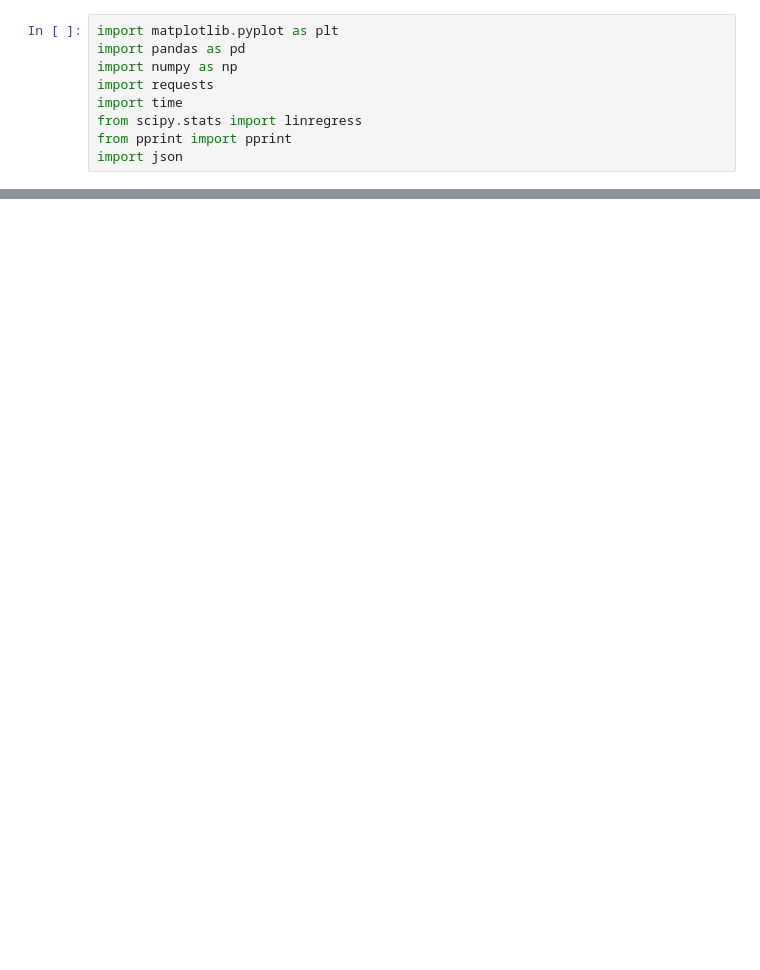
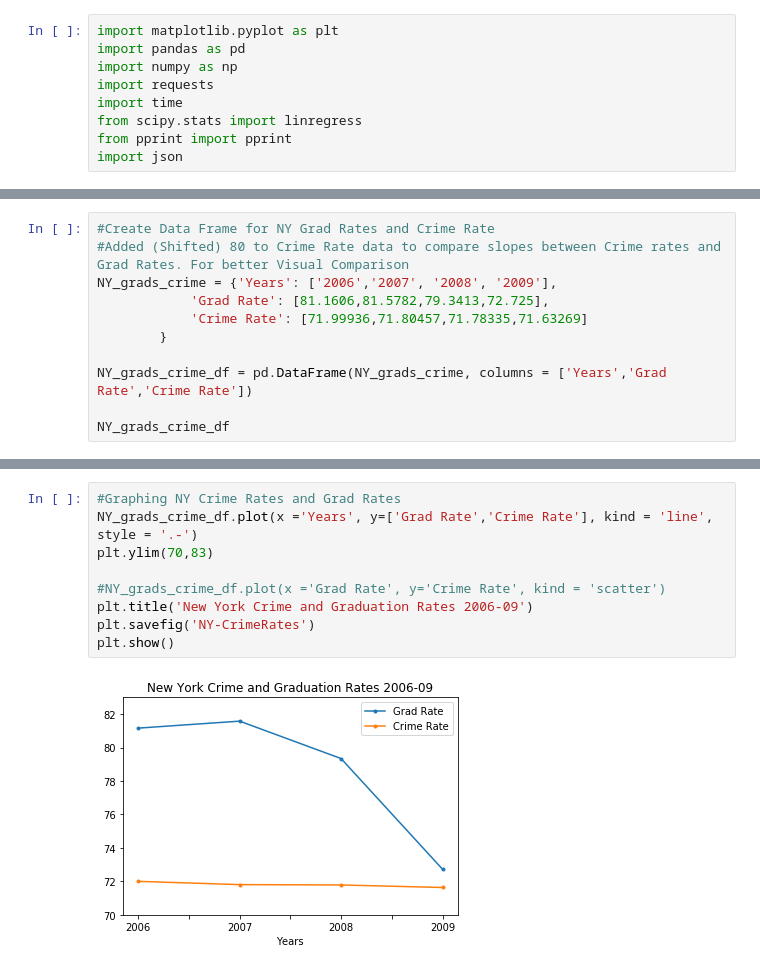
Before and after one commit to klcurtiss/Project1work, a Jupyter notebook: Project 1 final.ipynb, the cells around one changed output, grey strips where cells are left out. Cells and saved outputs as stored; diff of their text form; blank space fills up the shorter version.

```diff
--- a/Project 1 final.ipynb
+++ b/Project 1 final.ipynb
@@ -519,0 +531,11 @@ plt.show()
+# %%
+#Create Data Frame for NY Grad Rates and Crime Rate
+#Added (Shifted) 80 to Crime Rate data to compare slopes between Crime rates and Grad Rates. For better Visual Comparison
+NY_grads_crime = {'Years': ['2006','2007', '2008', '2009'],
+            'Grad Rate': [81.1606,81.5782,79.3413,72.725],
+            'Crime Rate': [71.99936,71.80457,71.78335,71.63269]
+        }
+
+NY_grads_crime_df = pd.DataFrame(NY_grads_crime, columns = ['Years','Grad Rate','Crime Rate'])
+
+NY_grads_crime_df
@@ -519,0 +548,11 @@ plt.show()
+# %%
+#Graphing NY Crime Rates and Grad Rates
+NY_grads_crime_df.plot(x ='Years', y=['Grad Rate','Crime Rate'], kind = 'line', style = '.-')
+plt.ylim(70,83)
+
+#NY_grads_crime_df.plot(x ='Grad Rate', y='Crime Rate', kind = 'scatter')
+plt.title('New York Crime and Graduation Rates 2006-09')
+plt.savefig('NY-CrimeRates')
+plt.show()
+# %% [output]
+[figure, added]
```
Also changed, not shown: parts of 76 cells of this notebook.
